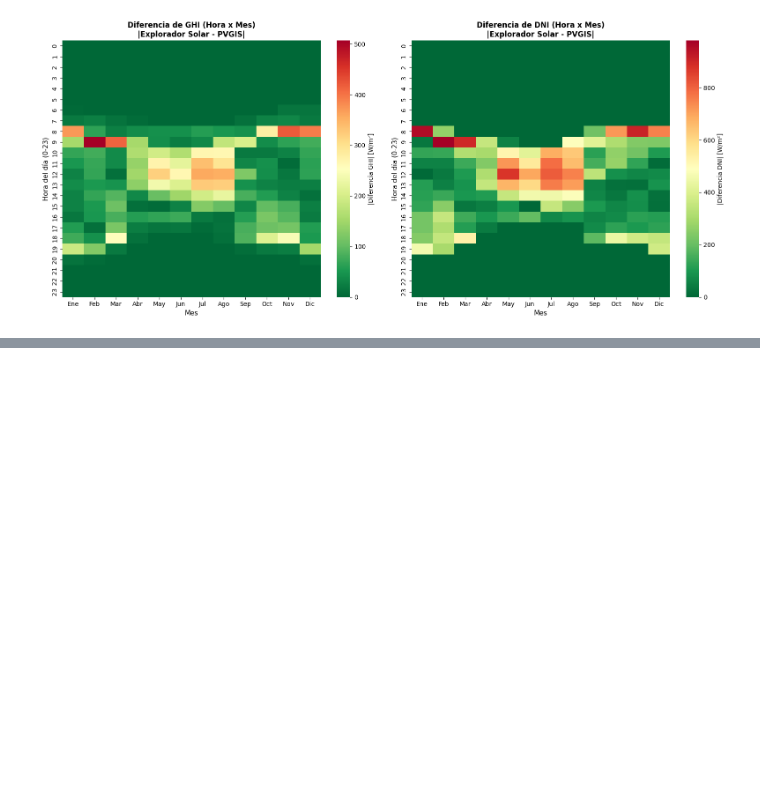
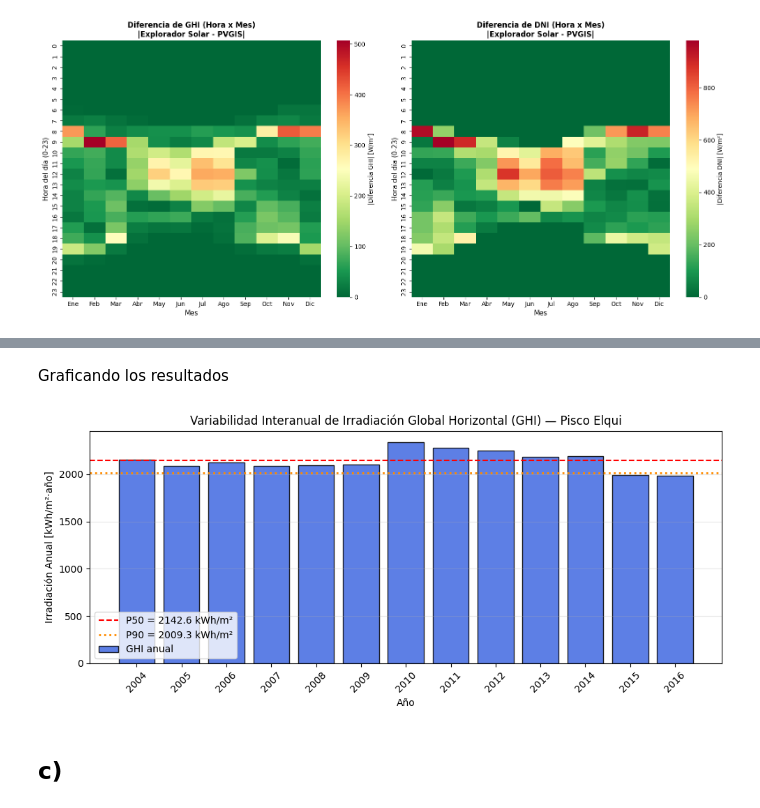
Before and after one commit to diego-gutierrez1/ICM3235, a Jupyter notebook: T2_IntegracionSolar/T2_IntegracionSolar.ipynb, the cells around one changed output, grey strips where cells are left out. Cells and saved outputs as stored; diff of their text form; code cells hidden in the pictures; blank space fills up the shorter version.

```diff
--- a/T2_IntegracionSolar/T2_IntegracionSolar.ipynb
+++ b/T2_IntegracionSolar/T2_IntegracionSolar.ipynb
@@ -312,0 +281,2 @@ display(df_estad)
+# %%
+anual_multi = df_multi_explorador.groupby('año')[['ghi','dni']].sum()/1000
@@ -312,0 +285,26 @@ display(df_estad)
+# %%
+def calcular_metricas(serie, nombre_var):
+    p50 = serie.mean()
+    sigma = serie.std(ddof=1)
+    cv = sigma / p50
+    mejor_año_val = serie.max()
+    mejor_año_num = serie.idxmax()
+    peor_año_val = serie.min()
+    peor_año_num = serie.idxmin()
+    p90 = p50 - 1.28 * sigma
+
+    return {
+        'Variable': nombre_var,
+        'P50 [kWh/m2 x año]': p50,
+        'Desv. Estándar [kWh/m2 x año]': sigma,
+        'CV  [%]': cv * 100,
+        'Mejor Año': f"{mejor_año_val:.2f} ({mejor_año_num})",
+        'Peor Año': f"{peor_año_val:.2f} ({peor_año_num})",
+        'P90 [kWh/m2 x año]': p90
+    }
+# %%
+estad_ghi = calcular_metricas(anual_multi['ghi'],'ghi')
+estad_dni = calcular_metricas(anual_multi['dni'],'dni')
+
+df_estad = pd.DataFrame([estad_ghi,estad_dni])
+df_estad.head()
@@ -312,0 +315,21 @@ display(df_estad)
+# %% [markdown]
+Graficando los resultados
+# %%
+fig, ax = plt.subplots(figsize=(10, 4.5))
+ax.bar(anual_multi.index, anual_multi['ghi'], color='royalblue', alpha=0.85, edgecolor='black', label='GHI anual')
+ax.axhline(estad_ghi['P50 [kWh/m2 x año]'], color='red', linestyle='--', linewidth=1.5, label=f"P50 = {estad_ghi['P50 [kWh/m2 x año]']:.1f} kWh/m²")
+ax.axhline(estad_ghi['P90 [kWh/m2 x año]'], color='darkorange', linestyle=':', linewidth=2, label=f"P90 = {estad_ghi['P90 [kWh/m2 x año]']:.1f} kWh/m²")
+
+ax.set_title('Variabilidad Interanual de Irradiación Global Horizontal (GHI) — Pisco Elqui')
+ax.set_xlabel('Año')
+ax.set_ylabel('Irradiación Anual [kWh/m²·año]')
+ax.set_xticks(anual_multi.index)
+ax.set_xticklabels(anual_multi.index, rotation=45)
+ax.grid(True, axis='y', alpha=0.3)
+ax.legend()
+plt.tight_layout()
+plt.show()
+# %% [output]
+[figure, added]
+# %% [markdown]
+## c)
```
Also changed, not shown: parts of 9 cells of this notebook.
